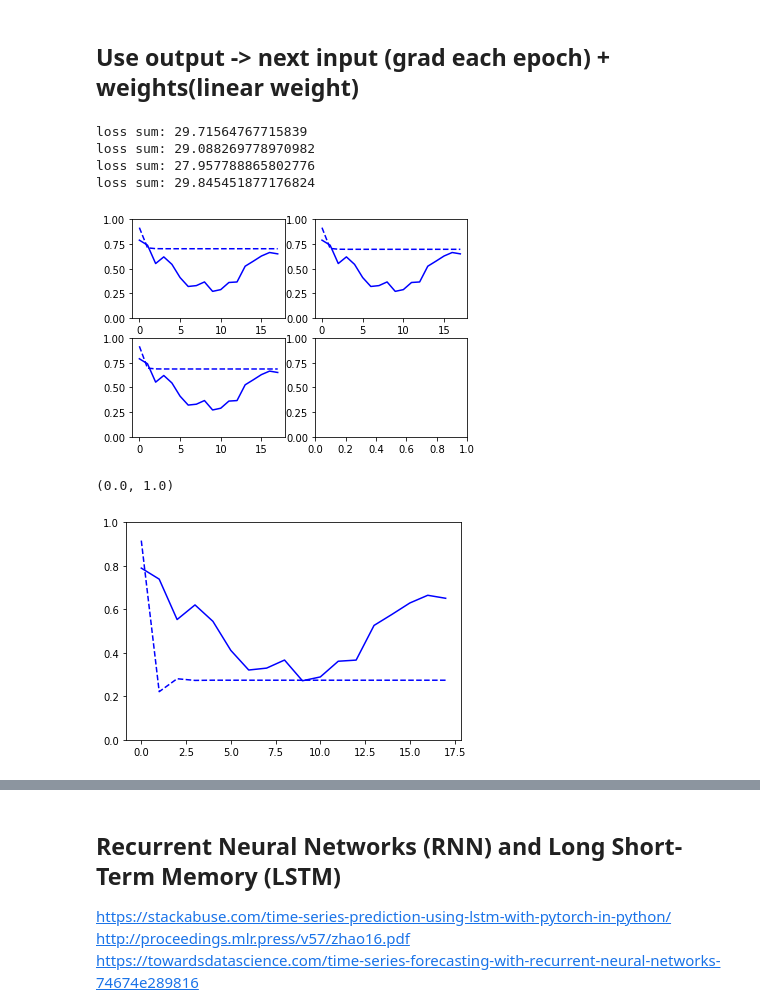
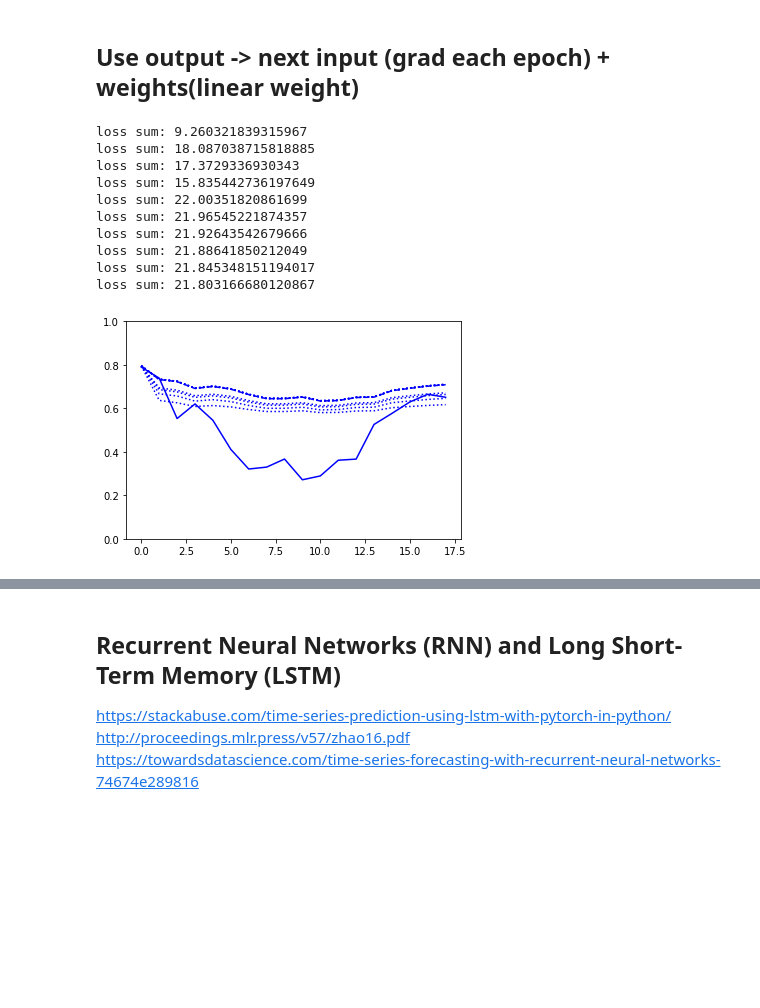
Before and after one commit to MarBry111/Forecast_Election_Poland, a Jupyter notebook: Model_II.ipynb, the cells around one changed output, grey strips where cells are left out. Cells and saved outputs as stored; diff of their text form; code cells hidden in the pictures; blank space fills up the shorter version.

```diff
--- a/Model_II.ipynb
+++ b/Model_II.ipynb
@@ -266,7 +245,7 @@ plt.show()
 # %% [output]
 [figure]
 # %%
-def prepare_input(y, pool=pool_data_middle):
+def prepare_input(y, pool=pool_data_middle, year=0):
     tmp_x = np.zeros((y.shape[0],3))
     for d in range(y.shape[0]):
         neigh = neigh_ndx[d]
@@ -274,7 +253,7 @@ def prepare_input(y, pool=pool_data_middle):
         avg_n = [y[n,0]/np.sum(y[neigh,0]) for n in neigh]
         avg_n = sum(avg_n)/len(neigh)
 
-        p = pool['Blue'].values[d]
+        p = pool['Blue'].values[year]
 
         tmp_x[d] = np.array([y[d,0], avg_n, p])
     return(tmp_x)
@@ -285,7 +264,7 @@ def model(a,x,Y,pool=pool_data_middle):
     out = np.zeros(Y.shape)
     out[0] = y
     for year in range(1,X.shape[0]):
-        xi = prepare_input(y,pool)
+        xi = prepare_input(y,pool,year)
         y = model_percent(a,xi)
         loss.append(np.sum((y - Y[year])**2))
         #print(y.shape,'loss:', np.sum((y - Y[year])**2))
@@ -456,16 +417,0 @@ KeyboardInterrupt:
-# %%
-fig, ax = plt.subplots(nrows=3, ncols=3, figsize = (9,7))
-
-for n in range(9):
-    plt_arr = arr[:,n,:].T
-
-    ax[n//3,n%3].set_title(plt_arr[plt_arr>0].shape)
-
-    ax[n//3,n%3].plot(plt_arr,'b:')
-    ax[n//3,n%3].plot(pool_data_middle['Blue'].values[1:],'b')
-    ax[n//3,n%3].set_ylim(0,1)
-
-    ax[n//3,n%3].set_xticks([])
-    ax[n//3,n%3].set_yticks([])
-
-plt.show()
@@ -584,52 +523,57 @@ loss sum: 18.068012293489133
 # %%
 # https://towardsdatascience.com/introduction-to-evolution-strategy-1b78b9d48385
 loss_l = np.inf
-a_wgth = a_tmp
+a_wgth = np.random.rand(X.shape[1],X.shape[2])-0.5
 # %%
-fig, ax = plt.subplots(nrows=2, ncols=2)
+#fig, ax = plt.subplots(nrows=2, ncols=2)
+step = 0.1
 
 for epoch in range(10**3):
     loss_p = 0
     y = Y[0]
     grad = np.zeros(X[0].shape)
 
     for i in range(1,X.shape[0]):
         xi = prepare_input(y)
         y = model_percent(a_wgth,xi)
         grad += grad_percent(a_wgth,xi,Y[i])*(i+1)/X.shape[0]
         loss_p += np.sum((model_percent(a_wgth,xi) - Y[i].reshape(-1,1))**2)
 
     grad = np.sum(grad, axis=0)
 
-    if loss_p > loss_l:
-        print('loss sum:',loss_p)
-        break
+    #if loss_p > loss_l:
+    #    print('loss sum:',loss_p)
+    #    break
     a_wgth = a_wgth - step*grad
     loss_l = loss_p
 
     if epoch%100==0:
         print('loss sum:',loss_p)
         n = epoch//(100)
         if(n<9):
             l, o = model(a_wgth,X,Y)
-            ax[n//2,n%2].plot(np.mean(o,1),'b--')
-            ax[n//2,n%2].plot(pool_data_middle['Blue'].values[1:],'b')
-            ax[n//2,n%2].set_ylim(0,1)
-
-plt.show()
+            plt.plot(np.mean(o,1),'b:')
+            #ax[n//2,n%2].plot(np.mean(o,1),'b--')
+            #ax[n//2,n%2].plot(pool_data_middle['Blue'].values[1:],'b')
+            #ax[n//2,n%2].set_ylim(0,1)
 l, o = model(a_wgth,X,Y)
 
 plt.plot(np.mean(o,1),'b--')
 plt.plot(pool_data_middle['Blue'].values[1:],'b')
 plt.ylim(0,1)
+plt.show()
 # %% [output]
-loss sum: 29.71564767715839
-loss sum: 29.088269778970982
-loss sum: 27.957788865802776
-loss sum: 29.845451877176824
+loss sum: 9.260321839315967
+loss sum: 18.087038715818885
+loss sum: 17.3729336930343
+loss sum: 15.835442736197649
+loss sum: 22.00351820861699
+loss sum: 21.96545221874357
+loss sum: 21.92643542679666
+loss sum: 21.88641850212049
+loss sum: 21.845348151194017
+loss sum: 21.803166680120867
-[figure, old version]
+[figure, new version]
-(0.0, 1.0)
-[figure, removed]
 # %%
 l_avg, o_avg = model(a_avg,X,Y)
 l_all, o_all = model(a_all,X,Y)
```
Also changed, not shown: parts of 17 cells of this notebook, 22 other files.
